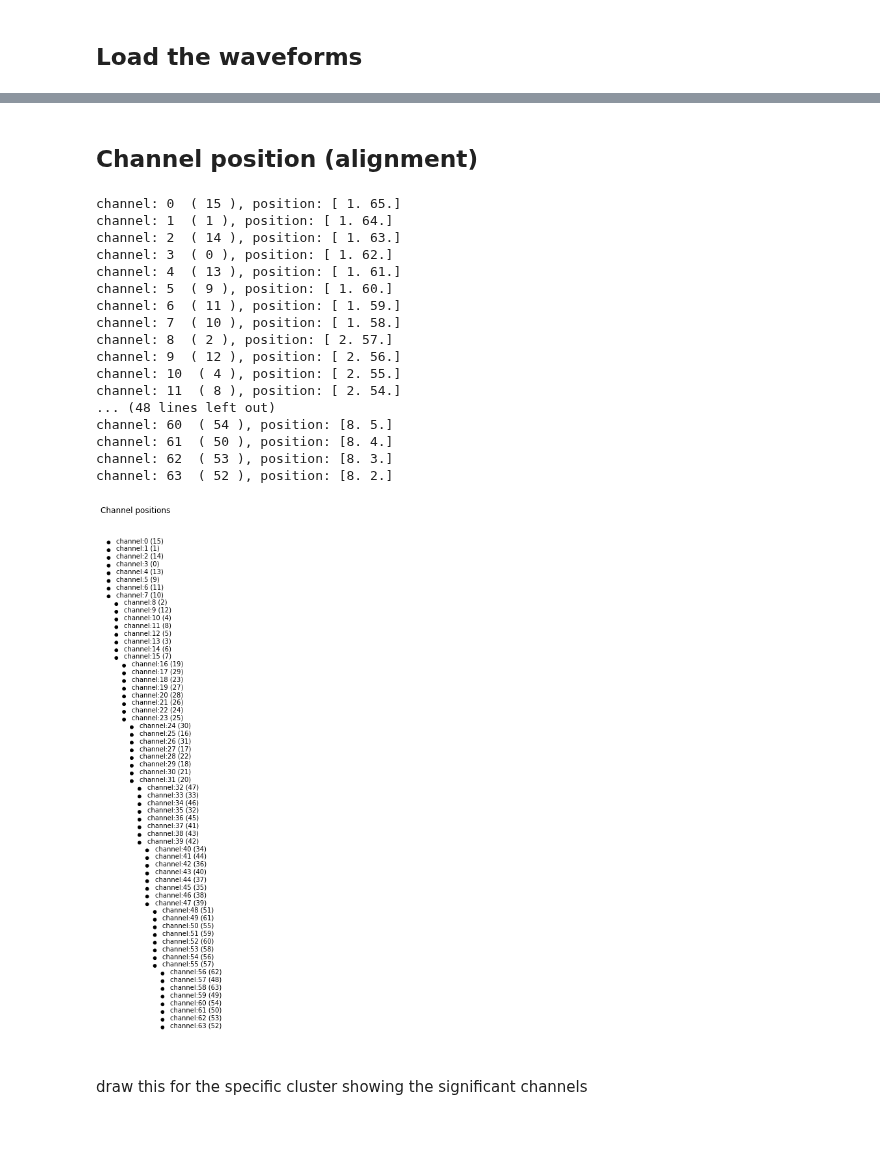
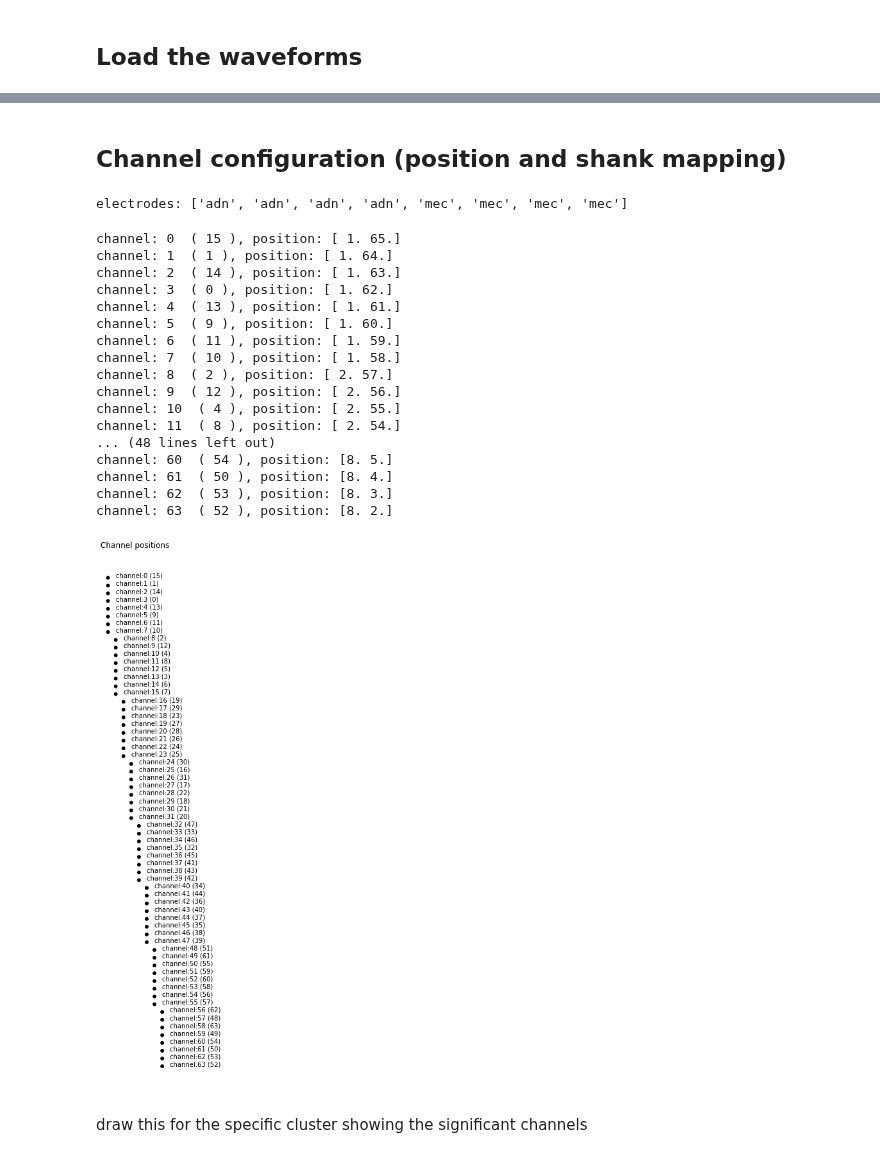
Before and after one commit to kevin-allen/spikeA, a Jupyter notebook: docs_notebooks/cell_overview_one_trial_polarplot-waveform.ipynb, the cells around one changed output, grey strips where cells are left out. Drawn from its saved outputs; the diff is of its cells as text; code cells hidden in the pictures; blank space fills up the shorter version.

```diff
--- a/docs_notebooks/cell_overview_one_trial_polarplot-waveform.ipynb
+++ b/docs_notebooks/cell_overview_one_trial_polarplot-waveform.ipynb
@@ -54,27 +68,16 @@ name="pk3865-24012022-0109"  # five different environments in two different room
 # %%
-# mouse name = .... , plot on summary file
-
 import os
 
-basedirs = ["/adata/electro", "/home/pascal/remote/ext_drives/d66/data/electro"]
-found=False
-for basedir in basedirs:
-    if os.path.isdir(basedir):
-        found=True
-        print("use basedir:",basedir)
-        break
-if not found:
-    raise IOError("no dir found")
-
-directory, session = name.split("-",1)
-path=basedir+"/"+directory+"/"+name+"/"
+basedir = "/adata/electro"
+subject, session = name.split("-",1)
+path = basedir+"/"+subject+"/"+name+"/"
 
 fname = name.split("_")[0]
 
 print("Path:", path)
-print("Mouse:", directory)
+print("Mouse:", subject) # directory = mouse subject name
 print("Session:", session)
 print("Name:", name, ",", fname)
-
-print("directory:", "OK" if os.path.isdir(path) else "invalid")
+print("")
+print("Path:", "OK" if os.path.isdir(path) else "invalid")
 # %% [output]
@@ -180,5 +157,4 @@ stl = Spike_train_loader()
 stl.load_spike_train_kilosort(ses)
 print("stl.clu_ids",stl.clu_ids)
 cg = Cell_group(stl)
-cg.set_info_from_session(ses, maxchannels=3)
 # %% [output]
@@ -205,6 +164,11 @@ for n in cg.neuron_list:
 # %%
-print("Found ",len(cg.neuron_list), "good clusters (neurons)")
+# from tabulate import tabulate
 
-for i,(clu_id, spike_time) in enumerate(zip(stl.clu_ids, stl.spike_times)):
-    print("#",i,", id =",clu_id, ", spikes:",len(spike_time))
+print("Found", len(cg.neuron_list), "good clusters (neurons)")
+
+# for i,(clu_id, spike_time) in enumerate(zip(stl.clu_ids, stl.spike_times)):
+#     print("#",i,", id =",clu_id, ", spikes:",len(spike_time))
+for i,n in enumerate(cg.neuron_list):
+    #  n_spikes = len(n.spike_train.st)
+    print("#",i,", id =",n.name, ", spikes:",n.spike_train.n_spikes(),", mean firing rate =",n.spike_train.mean_firing_rate())
 # %% [output]
@@ -225,4 +192,2 @@ Found  13 good clusters (neurons)
 # %% [markdown]
 ## Load the waveforms
-# %%
-ses.load_waveforms()
@@ -291,2 +282,2 @@ plt.show()
 # %% [markdown]
-## Channel position (alignment)
+## Channel configuration (position and shank mapping)
@@ -295,40 +284,44 @@ ses.init_shanks()
+# %%
+print("electrodes:", ses.desel)
+# %% [output]
+electrodes: ['adn', 'adn', 'adn', 'adn', 'mec', 'mec', 'mec', 'mec']
 # %%
-fig, ax = plt.subplots(figsize=(9,12))
+fig, ax = plt.subplots(figsize=(9,12), constrained_layout=True)
 
 for channel, position in zip(range(ses.wv_channels), ses.channel_positions):
     print("channel:",channel," (",ses.channel_map[channel],"), position:",position)
 
     circle = plt.Circle((position[0], position[1]), 0.2, color="black")
     ax.add_patch(circle)
 
     plt.text(x=position[0]+1, y=position[1], s="channel:"+str(channel)+" ("+str(ses.channel_map[channel])+")")
 
 
 ax.axis('off')
 ax.axis('scaled') #this line fits your images to screen
 #ax.autoscale(enable=True)
 plt.title("Channel positions")
-plt.tight_layout()
+#plt.tight_layout()
 plt.show()
 # %% [output]
 channel: 0  ( 15 ), position: [ 1. 65.]
 channel: 1  ( 1 ), position: [ 1. 64.]
 channel: 2  ( 14 ), position: [ 1. 63.]
 channel: 3  ( 0 ), position: [ 1. 62.]
 channel: 4  ( 13 ), position: [ 1. 61.]
 channel: 5  ( 9 ), position: [ 1. 60.]
 channel: 6  ( 11 ), position: [ 1. 59.]
 channel: 7  ( 10 ), position: [ 1. 58.]
 channel: 8  ( 2 ), position: [ 2. 57.]
 channel: 9  ( 12 ), position: [ 2. 56.]
 channel: 10  ( 4 ), position: [ 2. 55.]
 channel: 11  ( 8 ), position: [ 2. 54.]
 ... (48 lines left out)
 channel: 60  ( 54 ), position: [8. 5.]
 channel: 61  ( 50 ), position: [8. 4.]
 channel: 62  ( 53 ), position: [8. 3.]
 channel: 63  ( 52 ), position: [8. 2.]
-[figure, old version]
+[figure, new version]
 # %% [markdown]
 draw this for the specific cluster showing the significant channels
 # %%
```
Also changed, not shown: parts of 80 cells of this notebook, 7 other files.
